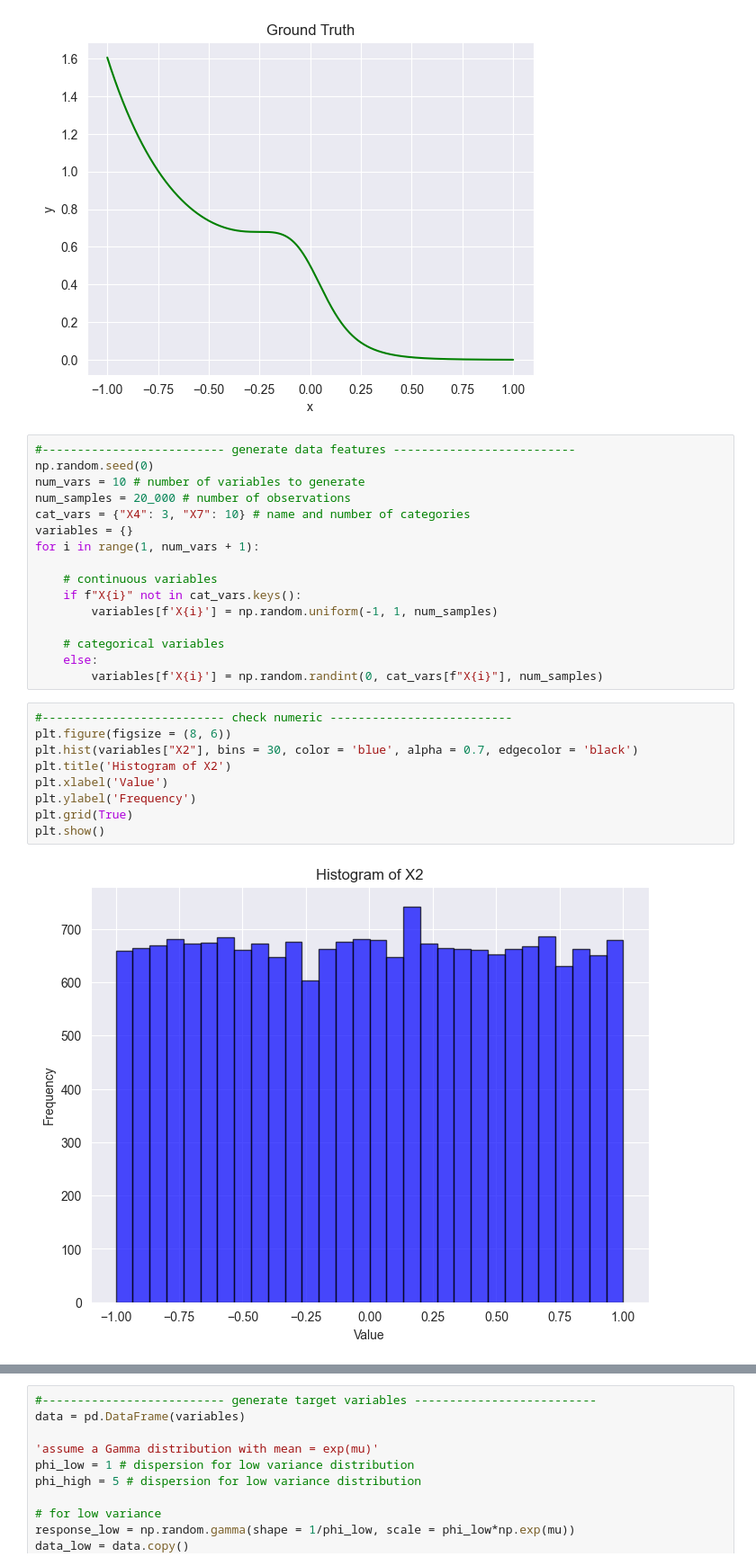
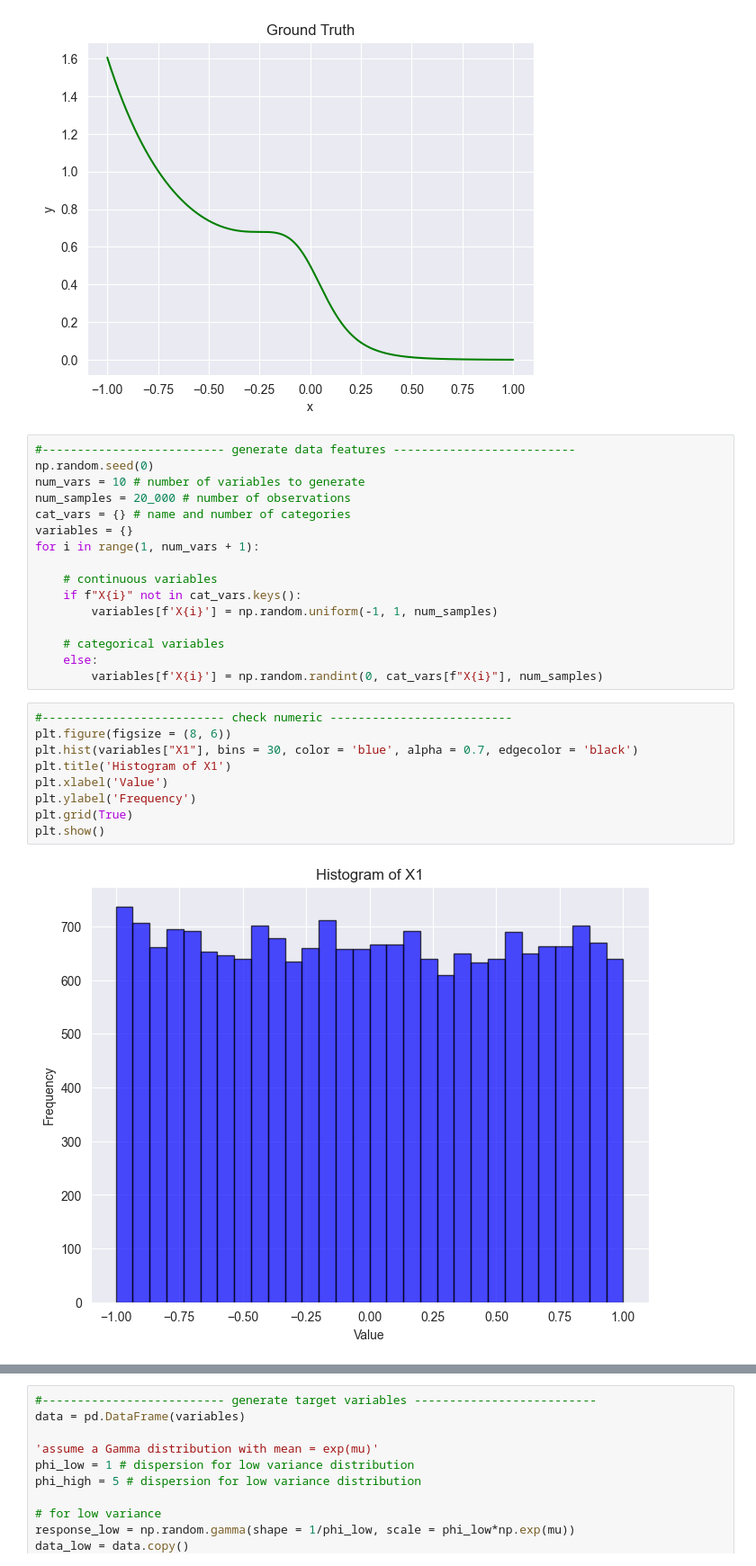
Before and after one commit to tupho289/Honours, a Jupyter notebook: synthetic_data_generation.ipynb, the cells around one changed output, grey strips where cells are left out. Shown at 90% size. Drawn from its saved outputs; the diff is of its cells as text.

```diff
--- a/synthetic_data_generation.ipynb
+++ b/synthetic_data_generation.ipynb
@@ -25,7 +25,7 @@ plt.show()
 np.random.seed(0)
 num_vars = 10 # number of variables to generate
 num_samples = 20_000 # number of observations
-cat_vars = {"X4": 3, "X7": 10} # name and number of categories
+cat_vars = {} # name and number of categories
 variables = {}
 for i in range(1, num_vars + 1):
 
@@ -39,12 +39,12 @@ for i in range(1, num_vars + 1):
 # %%
 #-------------------------- check numeric --------------------------
 plt.figure(figsize = (8, 6))
-plt.hist(variables["X2"], bins = 30, color = 'blue', alpha = 0.7, edgecolor = 'black')
-plt.title('Histogram of X2')
+plt.hist(variables["X1"], bins = 30, color = 'blue', alpha = 0.7, edgecolor = 'black')
+plt.title('Histogram of X1')
 plt.xlabel('Value')
 plt.ylabel('Frequency')
 plt.grid(True)
 plt.show()
 # %% [output]
-[figure, old version]
+[figure, new version]
 # %%
```
Also changed, not shown: parts of 13 cells of this notebook, 4 other files.
